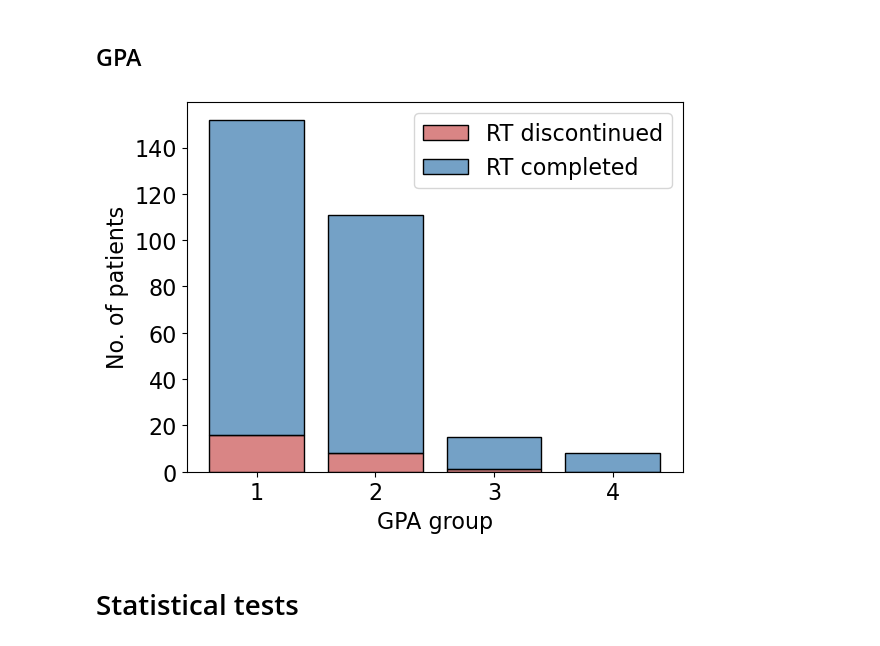
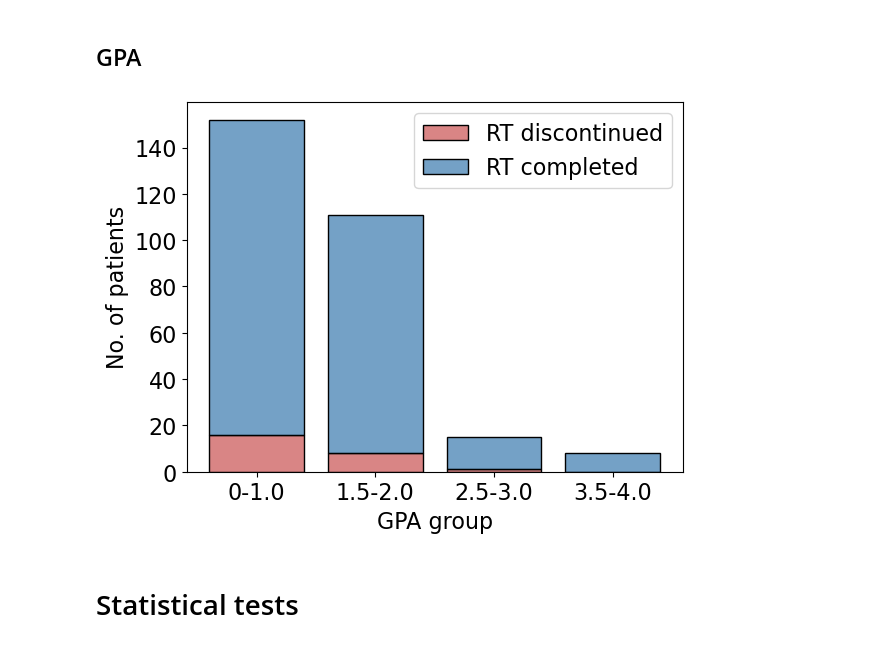
Before and after one commit to windisch-paul/rt-treatment-discontinuation, a Jupyter notebook: analysis.ipynb, the cells around one changed output. Drawn from its saved outputs; the diff is of its cells as text; code cells hidden in the pictures.

```diff
--- a/analysis.ipynb
+++ b/analysis.ipynb
@@ -530,15 +605,15 @@ fig.savefig("plots/RPA.png", bbox_inches='tight')
 # %% [markdown]
 ## GPA
 # %%
+df["GPA_version_2012"] = pd.Categorical(df["GPA_version_2012"], categories=["0-1.0","1.5-2.0","2.5-3.0","3.5-4.0"], ordered=True)
 fig, ax = plt.subplots()
-sns.histplot(data=df, x="GPA_version_2012", hue="RT_aborted", multiple="stack", shrink=.8, binwidth=1, binrange=(0.5,4.5), palette=["steelblue", "indianred"])
+sns.histplot(data=df, x="GPA_version_2012", hue="RT_aborted", multiple="stack", shrink=.8, palette=["steelblue", "indianred"])
 ax.set_xlabel("GPA group")
-ax.set_xticks(np.arange(1, 5, 1))
 ax.set_ylabel("No. of patients")
 plt.legend(labels=["RT discontinued", "RT completed"], loc="upper right")
 fig.savefig("plots/GPA.png", bbox_inches='tight')
 # %% [output]
-[figure, old version]
+[figure, new version]
 # %% [markdown]
 # Statistical tests
 # %% [markdown]
```
Also changed, not shown: parts of 8 cells of this notebook, 1 other file.
